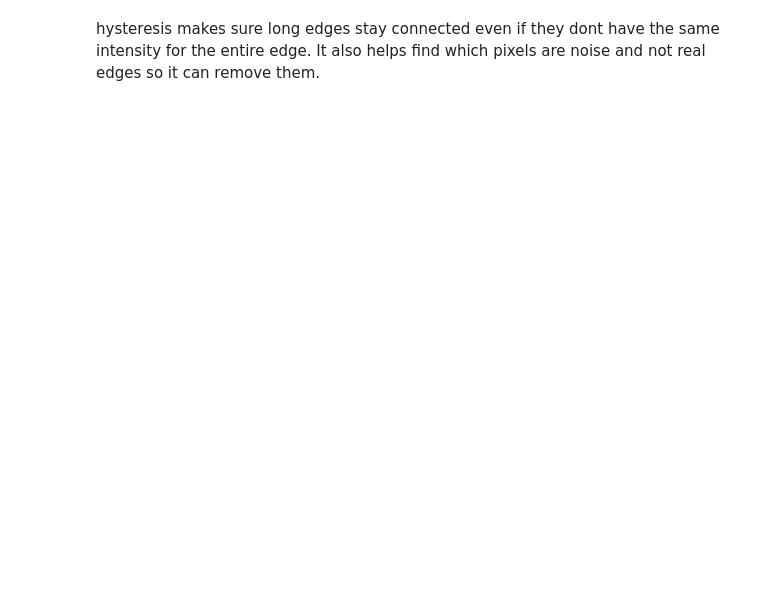
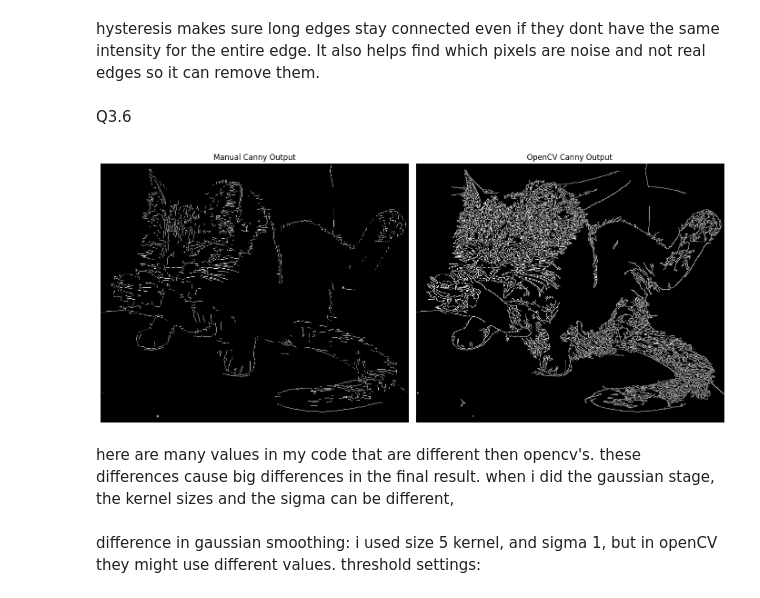
Before and after one commit to Danielin322/computer_vision_ex2, a Jupyter notebook: ex2_q3.ipynb, the cells around one changed output. Cells and saved outputs as stored; diff of their text form; code cells hidden in the pictures; blank space fills up the shorter version.

```diff
--- a/ex2_q3.ipynb
+++ b/ex2_q3.ipynb
@@ -255,2 +255,30 @@ plt.show()
 # %% [markdown]
 hysteresis makes sure long edges stay connected even if they dont have the same intensity for the entire edge. It also helps find which pixels are noise and not real edges so it can remove them.
+# %% [markdown]
+Q3.6
+# %%
+opencv_canny_result = cv2.Canny(cat_image, low_threshold, high_threshold)
+
+plt.figure(figsize=(14, 7))
+
+plt.subplot(1, 2, 1)
+plt.imshow(final_canny_map, cmap='gray')
+plt.title("Manual Canny Output")
+plt.axis('off')
+
+# 2. התוצאה של OpenCV
+plt.subplot(1, 2, 2)
+plt.imshow(opencv_canny_result, cmap='gray')
+plt.title("OpenCV Canny Output")
+plt.axis('off')
+
+plt.tight_layout()
+plt.show()
+# %% [output]
+[figure, added]
+# %% [markdown]
+here are many values in my code that are different then opencv's. these differences cause big differences in the final result.
+when i did the gaussian stage, the kernel sizes and the sigma can be different,
+# %% [markdown]
+difference in gaussian smoothing: i used size 5 kernel, and sigma 1, but in openCV they might use different values.
+threshold settings:
```
Also changed, not shown: parts of 1 cell of this notebook.
